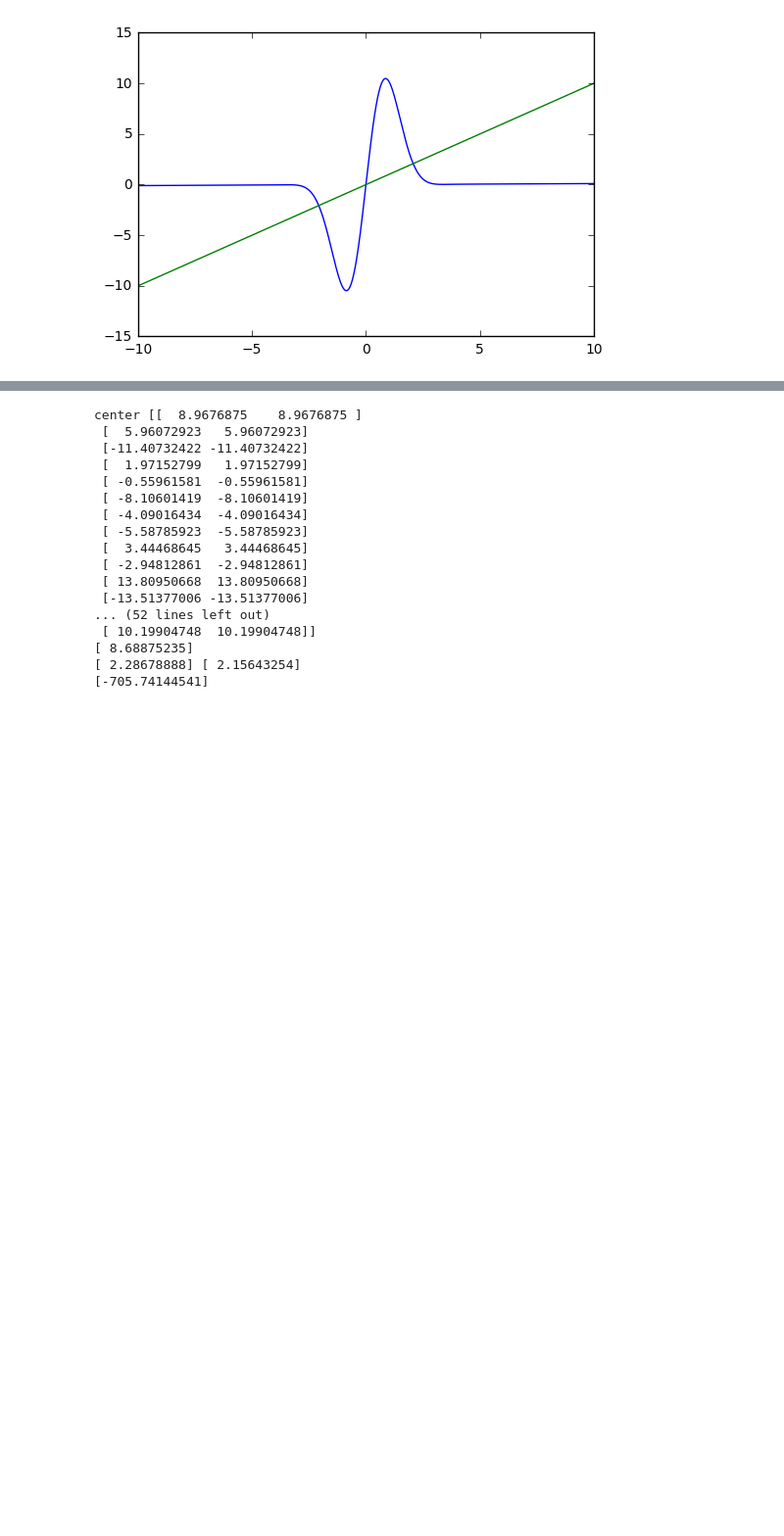
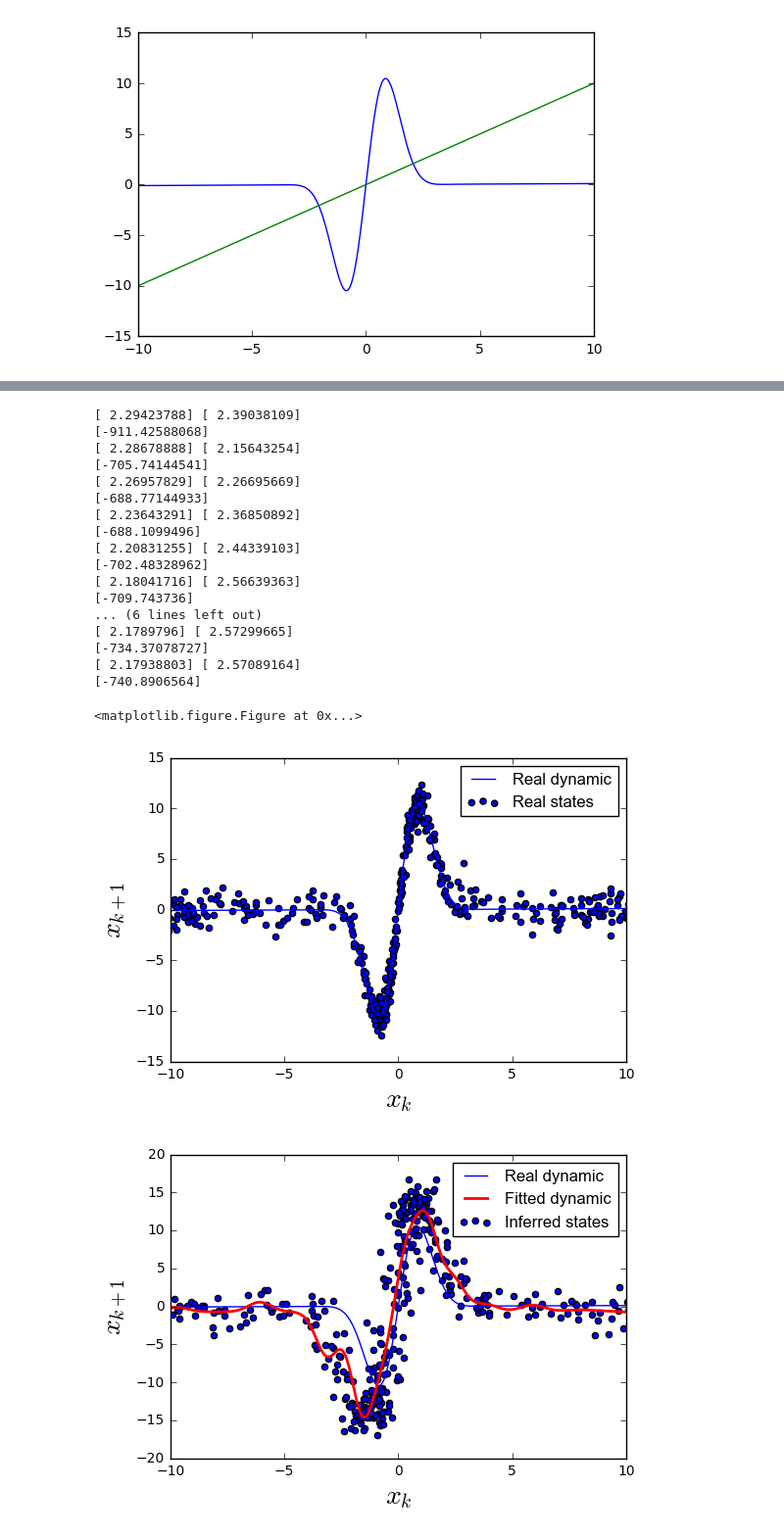
Before and after one commit to VincentBt/Projet-PGM, a Jupyter notebook: FunctionApprox.ipynb, the cells around one changed output, grey strips where cells are left out. Shown at 98% size. Cells and saved outputs as stored; diff of their text form; code cells hidden in the pictures; blank space fills up the shorter version.

```diff
--- a/FunctionApprox.ipynb
+++ b/FunctionApprox.ipynb
@@ -514,7 +512,7 @@ for k in range(T):
     y[k] = h(k,x[k]) + normal(0,R)
 
 #Number of iterations
-maxIter = 4
+maxIter = 11
 
 #Log-likelihood
 llh = np.zeros((maxIter,1))
@@ -603,6 +601,12 @@ ordorbf = np.zeros(T)
 for i in range(T):
     ordorbf[i] = f_rbf(1,absc[i])
 
+
+plt.rc('font',**{'family':'sans-serif','sans-serif':['Arial'],'size':10})
+plt.rc('text', usetex=False)
+plt.rc('xtick', labelsize=10)
+plt.rc('ytick', labelsize=10)
+
 #Plot the real states and the real function
 plt.figure()
 plt.plot(absc,ordof, label = 'Real dynamic')
@@ -610,52 +614,55 @@ for i in range(iterations):
     plt.scatter(x_it[i,:-1],x_it[i,1:], label = 'Real states')
 plt.xlim(-10,10)
 #plt.ylim(-25,25)
-plt.xlabel('x')
-plt.ylabel('z')
+plt.xlabel("$x_k$", fontsize=20)
+plt.ylabel("$x_{k+1}$", fontsize=20)
 
 
 
 plt.legend()
 
 
 #Plot the infered states and the corresponding radial basis function
 plt.figure()
 plt.plot(absc,ordof, label = 'Real dynamic')
 plt.plot(absc,ordorbf, 'r-', linewidth=2, label = 'Fitted dynamic')
 for i in range(iterations):
     plt.scatter(x_f_it[i,:-1],x_f_it[i,1:], label = 'Inferred states')
 plt.xlim(-10,10)
 #plt.ylim(-25,25)
-plt.xlabel('x')
-plt.ylabel('z')
+plt.xlabel("$x_k$", fontsize=20)
+plt.ylabel("$x_{k+1}$", fontsize=20)
 
 plt.legend()
 
 plt.figure()
 plt.plot(range(maxIter),llh, label = 'Complete Log-likelihood')
-plt.xlabel('Iterations')
-plt.ylabel('Log-likelihood')
+plt.xlabel('Iterations', fontsize=20)
+plt.ylabel('Log-likelihood', fontsize=20)
 
 plt.legend()
 
 plt.show()
 
 plt.savefig('graphs/RBF_EM.png', format = 'png')
 # %% [output]
-center [[  8.9676875    8.9676875 ]
- [  5.96072923   5.96072923]
- [-11.40732422 -11.40732422]
- [  1.97152799   1.97152799]
- [ -0.55961581  -0.55961581]
- [ -8.10601419  -8.10601419]
- [ -4.09016434  -4.09016434]
- [ -5.58785923  -5.58785923]
- [  3.44468645   3.44468645]
- [ -2.94812861  -2.94812861]
- [ 13.80950668  13.80950668]
- [-13.51377006 -13.51377006]
-... (52 lines left out)
- [ 10.19904748  10.19904748]]
-[ 8.68875235]
+[ 2.29423788] [ 2.39038109]
+[-911.42588068]
 [ 2.28678888] [ 2.15643254]
 [-705.74144541]
+[ 2.26957829] [ 2.26695669]
+[-688.77144933]
+[ 2.23643291] [ 2.36850892]
+[-688.1099496]
+[ 2.20831255] [ 2.44339103]
+[-702.48328962]
+[ 2.18041716] [ 2.56639363]
+[-709.743736]
+... (6 lines left out)
+[ 2.1789796] [ 2.57299665]
+[-734.37078727]
+[ 2.17938803] [ 2.57089164]
+[-740.8906564]
+<matplotlib.figure.Figure at 0x...>
+[figure, added]
+[figure, added]
```
Also changed, not shown: parts of 6 cells of this notebook.
